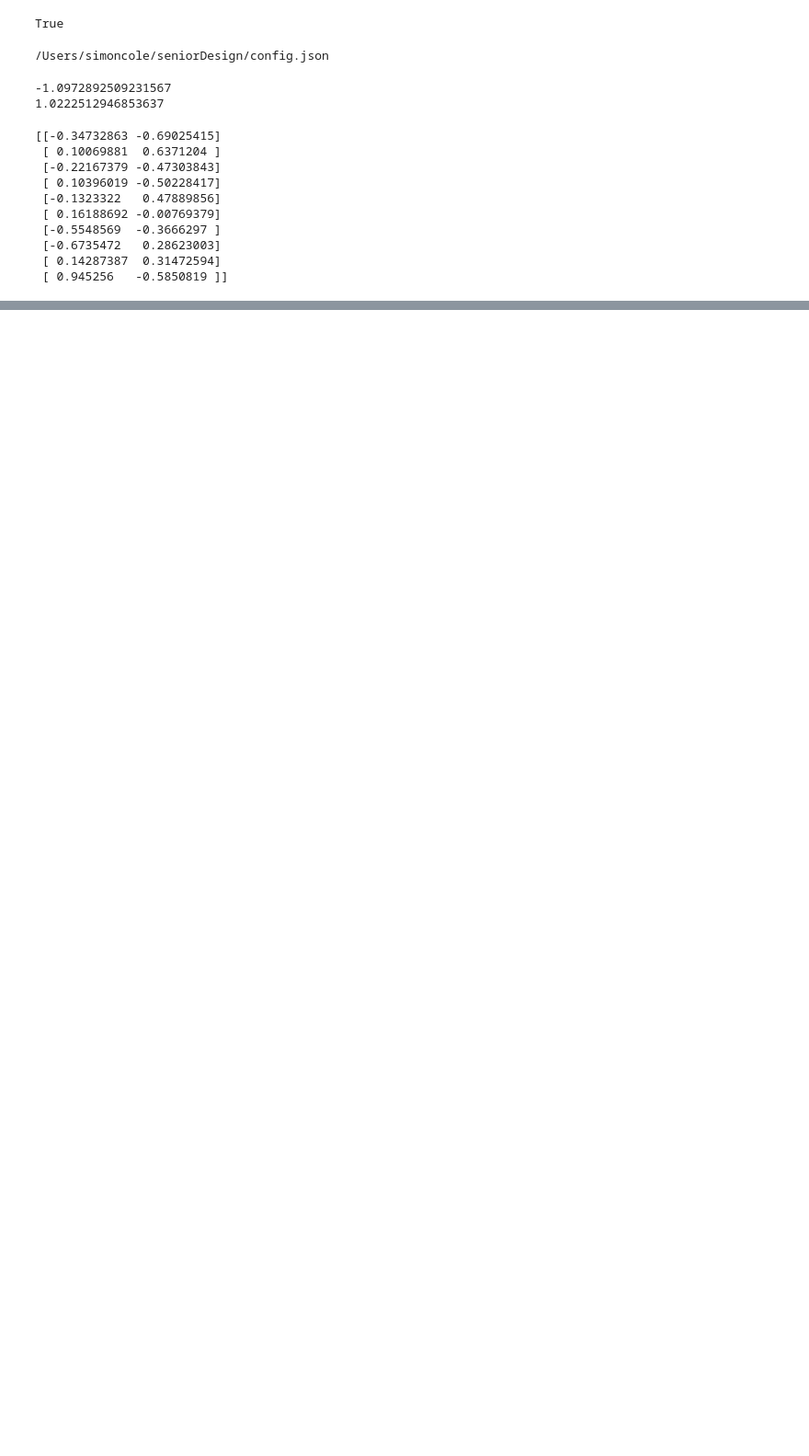
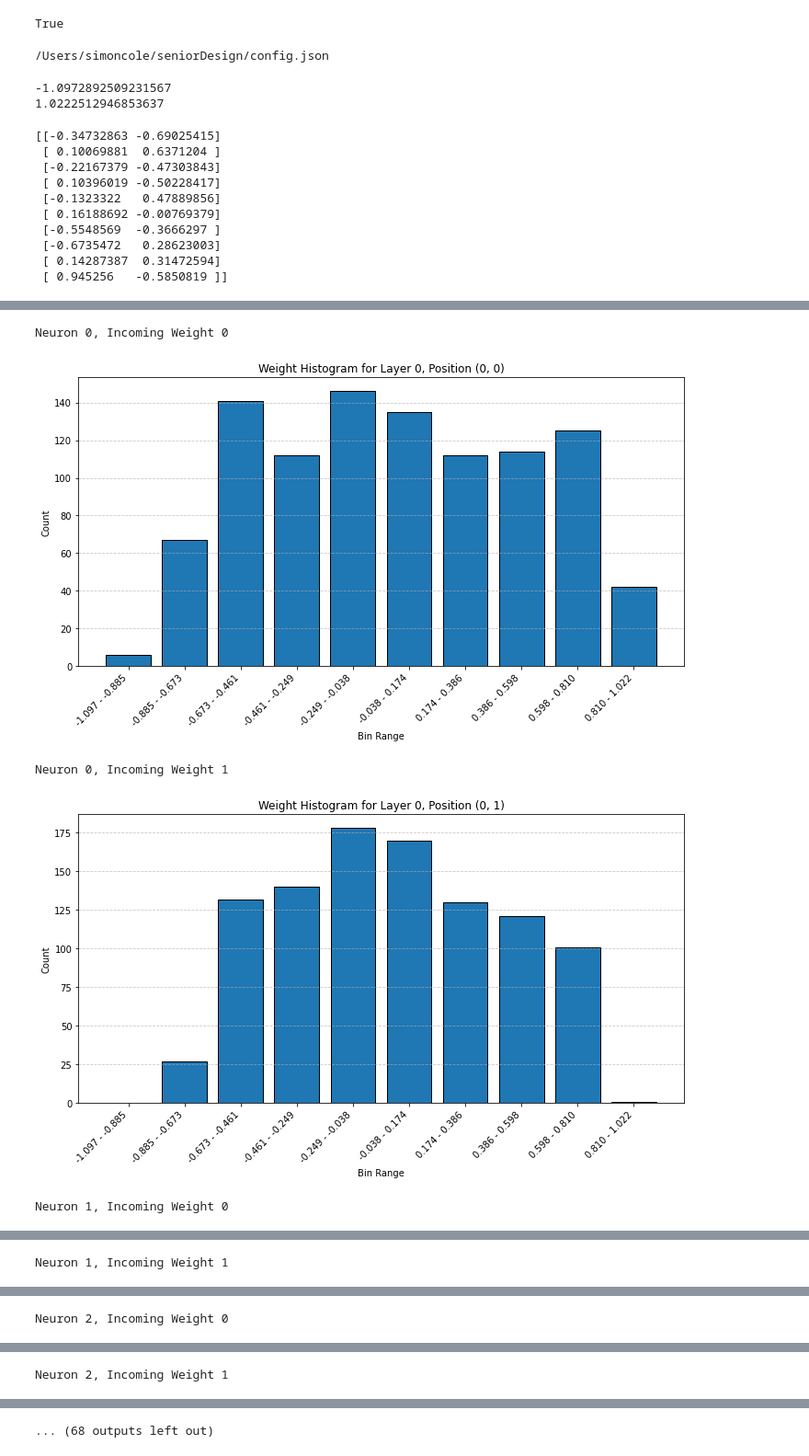
Before and after one commit to sharifware/Large-Scale-Design-and-Analysis-of-Neural-Networks, a Jupyter notebook: binningWeights.ipynb, the cells around one changed output, grey strips where cells are left out. Shown at 92% size. Saved outputs shown, nothing was run; the diff lists cells and outputs as text; code cells hidden in the pictures; blank space fills up the shorter version.

```diff
--- a/binningWeights.ipynb
+++ b/binningWeights.ipynb
@@ -172,0 +175,52 @@ plot_weight_bins(layer_weight_distributions, layer=0, weight_position=(9, 1), bi
+# %%
+def weights_walkthrough(weight_distributions, walkthrough_strategy, layer, bin_edges, start_neuron=0):
+    """
+    Step through the weights of a selected layer using a specified traversal strategy.
+
+    Parameters:
+    - weight_distributions: Weight counts in the form (layer, neuron, incoming weight, bin).
+    - walkthrough_strategy: 'previous_layer_first' or 'next_layer_first' traversal strategy.
+    - layer: Index of the selected layer (0-indexed).
+    - bin_edges: The edges of the bins for the selected layer to label the x-axis with actual values.
+    - start_neuron: Optional, neuron in the selected layer to start the walkthrough from (default is 0).
+    """
+
+    num_neurons = weight_distributions[layer].shape[0]  #number of neurons in the selected layer
+    num_weights = weight_distributions[layer].shape[1]  #number of weights to each neuron in selected layer
+
+    if walkthrough_strategy == 'previous_layer_first':
+        for neuron in range(start_neuron, num_neurons):
+            for incoming_weight in range(num_weights):
+                print(f"Neuron {neuron}, Incoming Weight {incoming_weight}")
+
+                plot_weight_bins(weight_distributions, layer, (neuron, incoming_weight), bin_edges)
+
+                user_input = input("Press Enter to continue, or type 'q' to stop: ").strip().lower()
+                if user_input == 'q':
+                    print("quitting walkthrough.")
+                    return
+
+    elif walkthrough_strategy == 'next_layer_first':
+        for incoming_weight in range(num_weights):
+            for neuron in range(start_neuron, num_neurons):
+                print(f"Neuron {neuron}, Incoming Weight {incoming_weight}")
+
+                plot_weight_bins(weight_distributions, layer, (neuron, incoming_weight), bin_edges)
+
+                user_input = input("Press Enter to continue, or type 'q' to stop: ").strip().lower()
+                if user_input == 'q':
+                    print("quitting walkthrough.")
+                    return
+
+    else:
+        print("Invalid walkthrough strategy. Choose 'previous_layer_first' or 'next_layer_first'.")
+
+
+weights_walkthrough(layer_weight_distributions, 'previous_layer_first', 0, layer_bin_ranges[0])
+weights_walkthrough(layer_weight_distributions, 'next_layer_first', 0, layer_bin_ranges[0])
+# %% [output]
+Neuron 0, Incoming Weight 0
+[figure, added]
+Neuron 0, Incoming Weight 1
+[figure, added]
+Neuron 1, Incoming Weight 0
@@ -172,0 +228 @@ plot_weight_bins(layer_weight_distributions, layer=0, weight_position=(9, 1), bi
+Neuron 1, Incoming Weight 1
@@ -172,0 +230 @@ plot_weight_bins(layer_weight_distributions, layer=0, weight_position=(9, 1), bi
+Neuron 2, Incoming Weight 0
@@ -172,0 +232 @@ plot_weight_bins(layer_weight_distributions, layer=0, weight_position=(9, 1), bi
+Neuron 2, Incoming Weight 1
@@ -172,0 +234 @@ plot_weight_bins(layer_weight_distributions, layer=0, weight_position=(9, 1), bi
+... (68 outputs left out)
```
Also changed, not shown: parts of 4 cells of this notebook.
